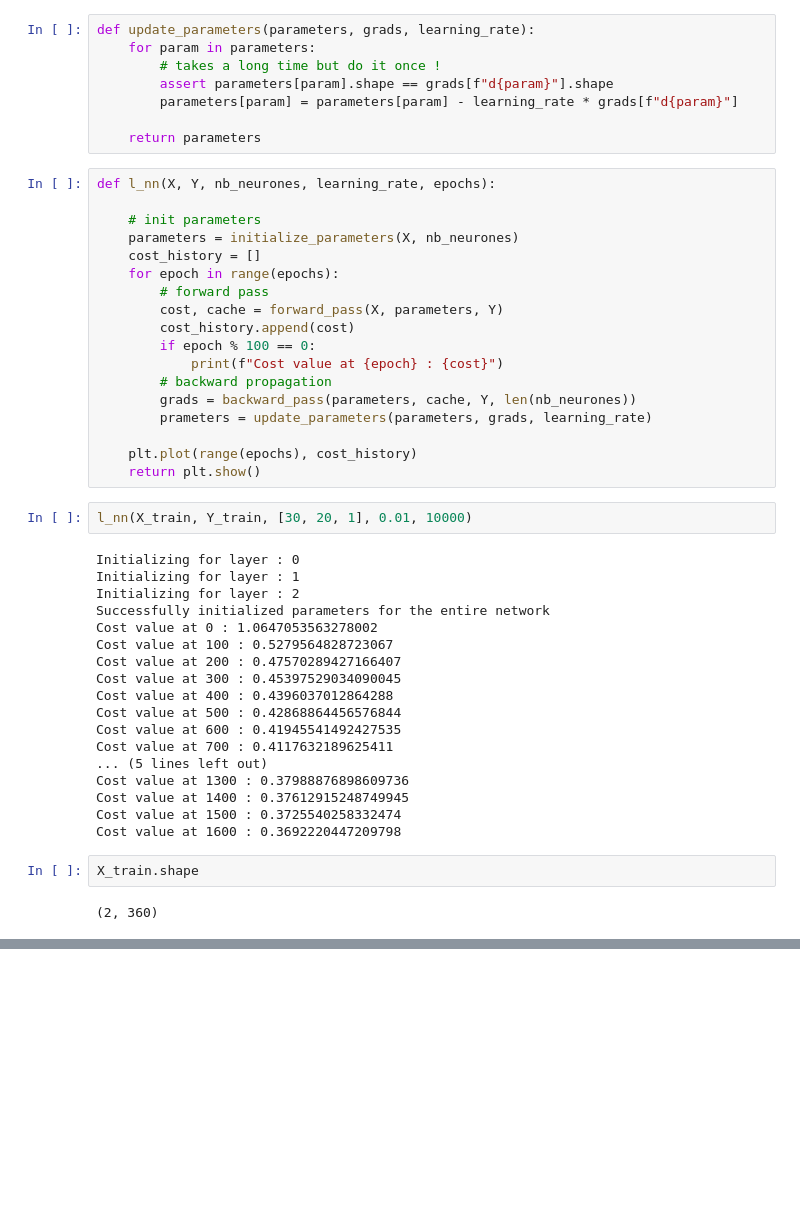
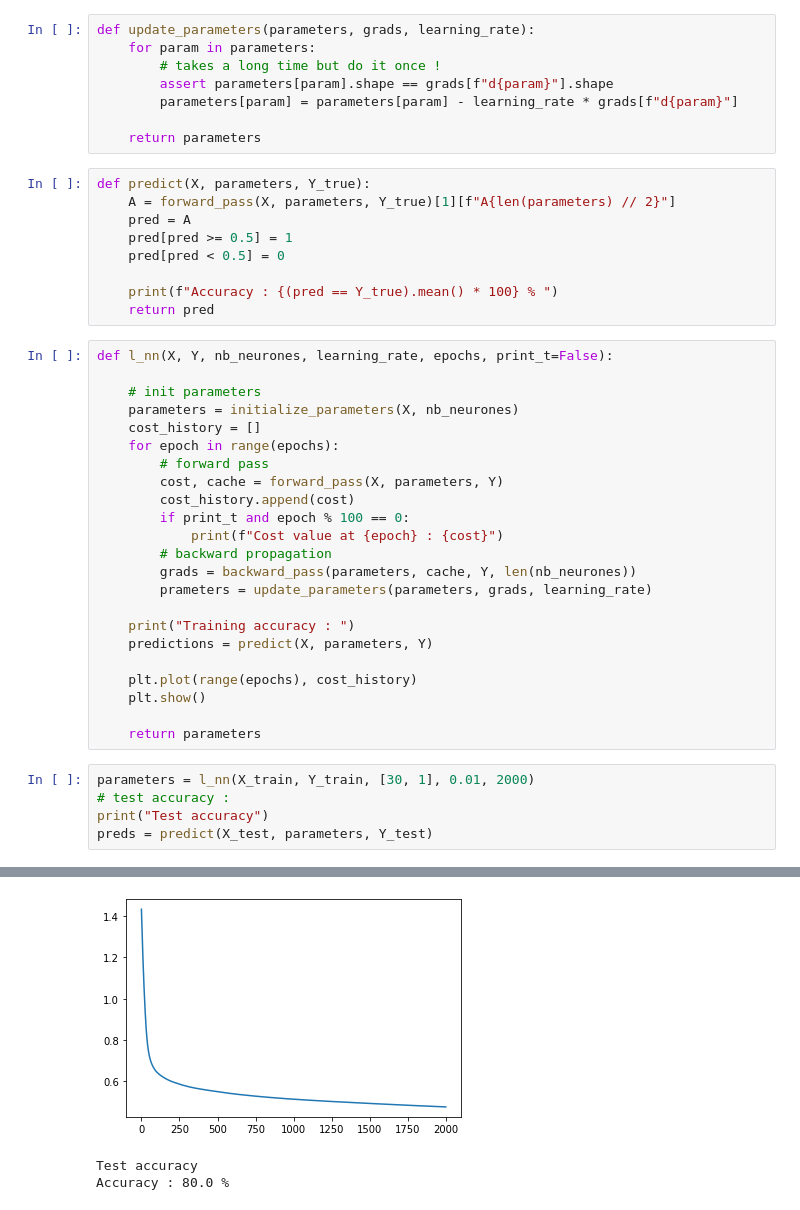
Before and after one commit to valentin-fngr/Neural-Network-Practices, a Jupyter notebook: L_layers_neural_net/L_layer_neural_network.ipynb, the cells around one changed output, grey strips where cells are left out. Cells and saved outputs as stored; diff of their text form; blank space fills up the shorter version.

Commit message:
Trained multiple neural networks

```diff
--- a/L_layers_neural_net/L_layer_neural_network.ipynb
+++ b/L_layers_neural_net/L_layer_neural_network.ipynb
@@ -319,8 +319,17 @@ def update_parameters(parameters, grads, learning_rate):
         parameters[param] = parameters[param] - learning_rate * grads[f"d{param}"]
 
     return parameters
+# %%
+def predict(X, parameters, Y_true):
+    A = forward_pass(X, parameters, Y_true)[1][f"A{len(parameters) // 2}"]
+    pred = A
+    pred[pred >= 0.5] = 1
+    pred[pred < 0.5] = 0
+
+    print(f"Accuracy : {(pred == Y_true).mean() * 100} % ")
+    return pred
 # %%
-def l_nn(X, Y, nb_neurones, learning_rate, epochs):
+def l_nn(X, Y, nb_neurones, learning_rate, epochs, print_t=False):
 
     # init parameters
     parameters = initialize_parameters(X, nb_neurones)
@@ -329,35 +338,22 @@ def l_nn(X, Y, nb_neurones, learning_rate, epochs):
         # forward pass
         cost, cache = forward_pass(X, parameters, Y)
         cost_history.append(cost)
-        if epoch % 100 == 0:
+        if print_t and epoch % 100 == 0:
             print(f"Cost value at {epoch} : {cost}")
         # backward propagation
         grads = backward_pass(parameters, cache, Y, len(nb_neurones))
         prameters = update_parameters(parameters, grads, learning_rate)
 
+    print("Training accuracy : ")
+    predictions = predict(X, parameters, Y)
+
     plt.plot(range(epochs), cost_history)
-    return plt.show()
+    plt.show()
+
+    return parameters
-# %%
-l_nn(X_train, Y_train, [30, 20, 1], 0.01, 10000)
-# %% [output]
-Initializing for layer : 0
-Initializing for layer : 1
-Initializing for layer : 2
-Successfully initialized parameters for the entire network
-Cost value at 0 : 1.0647053563278002
-Cost value at 100 : 0.5279564828723067
-Cost value at 200 : 0.47570289427166407
-Cost value at 300 : 0.45397529034090045
-Cost value at 400 : 0.4396037012864288
-Cost value at 500 : 0.42868864456576844
-Cost value at 600 : 0.41945541492427535
-Cost value at 700 : 0.4117632189625411
-... (5 lines left out)
-Cost value at 1300 : 0.37988876898609736
-Cost value at 1400 : 0.37612915248749945
-Cost value at 1500 : 0.3725540258332474
-Cost value at 1600 : 0.3692220447209798
-# %%
-X_train.shape
-# %% [output]
-(2, 360)
+# %%
+parameters = l_nn(X_train, Y_train, [30, 1], 0.01, 2000)
+# test accuracy :
+print("Test accuracy")
+preds = predict(X_test, parameters, Y_test)
+# %% [output]
@@ -363,0 +377,3 @@ X_train.shape
+[figure, added]
+Test accuracy
+Accuracy : 80.0 %
```
Also changed, not shown: parts of 3 cells of this notebook.
